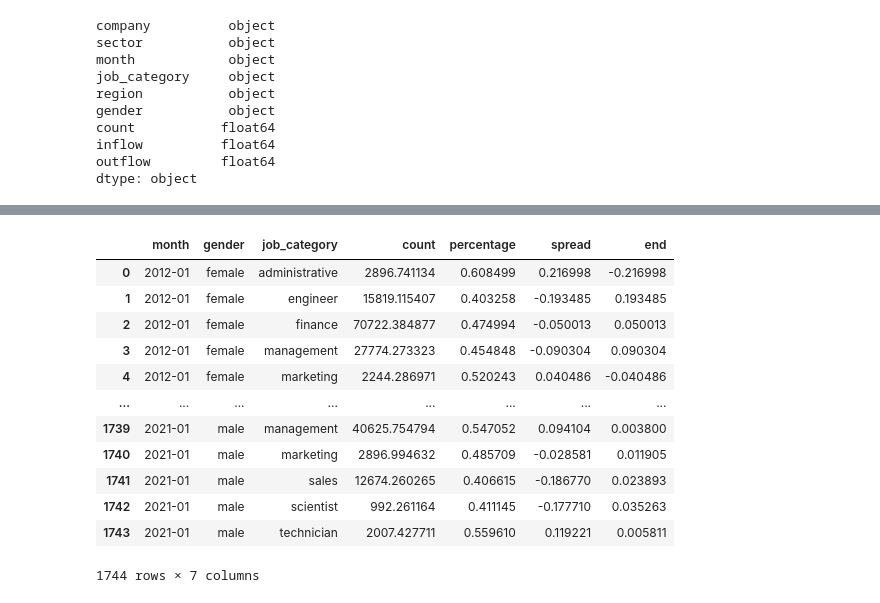
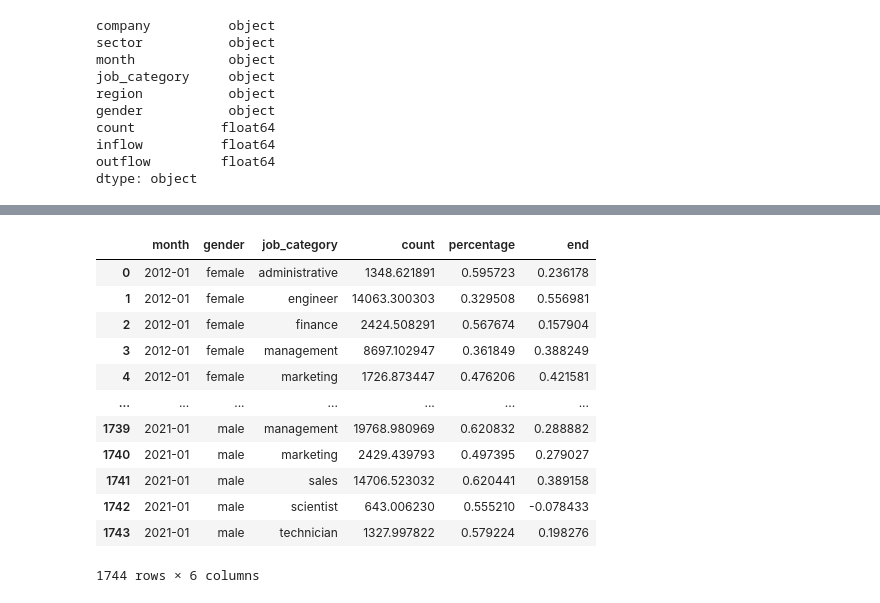
Before and after one commit to Garima2505/Data-Bookcamp-Project, a Jupyter notebook: Daniel Abboudi-Midterm Project.ipynb, the cells around one changed output, grey strips where cells are left out. Drawn from its saved outputs; the diff is of its cells as text; code cells hidden in the pictures.

```diff
--- a/Daniel Abboudi-Midterm Project.ipynb
+++ b/Daniel Abboudi-Midterm Project.ipynb
@@ -61,6 +67,6 @@ dtype: object
 # %%
-# Pull JPMorgan Chase Data
-jpm = df.loc[df['company']=='JPMorgan Chase',:]
-jpm
+# Pull company
+com = df.loc[df['company']==company,:]
+com
 # %% [output]
 |  | company | sector | month | job_category | region | gender | count | inflow | outflow |
@@ -252 +257,14 @@ female
 109 rows × 5 columns
+# %%
+# Sector Hiring Over Time
+sector_df3 = df.loc[(df['sector']==sector) & (df['company']!=company),:]
+sector_month = sector_df3.groupby(['month','gender'])[['count']].sum().reset_index()
+sector_month
+
+# sectord spread between % of employees as male vs female
+sector_month['percentage'] = 0
+sector_month['spread'] = 0      # Difference between % male and % female (spread = 0 if split is 50/50)
+for i in range(len(sector_month)):
+    sector_month.loc[i,'percentage'] = sector_month.loc[i,'count']/sector_month.loc[sector_month['month']==sector_month.loc[i,'month'],'count'].sum()
+    sector_month.loc[i,'spread'] = sector_month.loc[i,'percentage']-(1-sector_month.loc[i,'percentage'])
+sector_month
@@ -267,31 +302,29 @@ plt.show()
 # %%
-# JPMorgan Chase Hiring Over Time
-jpm_all = df.loc[df['company']=='JPMorgan Chase',:]
-jpm_split = jpm_all.groupby(['month','gender','job_category'])[['count']].sum().reset_index()
-jpm_split
+# Company Hiring Over Time
+com_all = df.loc[df['company']==company,:]
+com_split = com_all.groupby(['month','gender','job_category'])[['count']].sum().reset_index()
+com_split
 
 # Find spread between % of employees as male vs female
-jpm_split['percentage'] = 0
-jpm_split['spread'] = 0      # Difference between % male and % female (spread = 0 if split is 50/50)
-jpm_split['end'] = 0         # Difference between beginning spread and ending spread (indicate whether one gender gained more ground than the other)
-for i in range(len(jpm_month)):
-    jpm_split.loc[i,'percentage'] = jpm_split.loc[i,'count']/jpm_split.loc[(jpm_split['month']==jpm_split.loc[i,'month']) & (jpm_split['job_category']==jpm_split.loc[i,'job_category']),'count'].sum()
-    jpm_split.loc[i,'spread'] = jpm_split.loc[i,'percentage']-(1-jpm_split.loc[i,'percentage'])
-    jpm_split.loc[i,'end'] = float(jpm_split.loc[(jpm_split['month']==jpm_split['month'].max()) & (jpm_split['job_category']==jpm_split.loc[i,'job_category']) & (jpm_split['gender']==jpm_split.loc[i,'gender']),'spread'])-float(jpm_split.loc[(jpm_split['month']==jpm_split['month'].min()) & (jpm_split['job_category']==jpm_split.loc[i,'job_category']) & (jpm_split['gender']==jpm_split.loc[i,'gender']),'spread'])
+com_split['percentage'] = 0
+com_split['end'] = 0         # Percentage change in employee count for each gender from beginning to end of data
+for i in range(len(com_split)):
+    com_split.loc[i,'percentage'] = com_split.loc[i,'count']/com_split.loc[(com_split['month']==com_split.loc[i,'month']) & (com_split['job_category']==com_split.loc[i,'job_category']),'count'].sum()
+    com_split.loc[i,'end'] = float(com_split.loc[(com_split['month']==com_split['month'].max()) & (com_split['job_category']==com_split.loc[i,'job_category']) & (com_split['gender']==com_split.loc[i,'gender']),'count'])/float(com_split.loc[(com_split['month']==com_split['month'].min()) & (com_split['job_category']==com_split.loc[i,'job_category']) & (com_split['gender']==com_split.loc[i,'gender']),'count'])-1
 
-jpm_split
+com_split
 # %% [output]
-|  | month | gender | job_category | count | percentage | spread | end |
-| 0 | 2012-01 | female | administrative | 2896.741134 | 0.608499 | 0.216998 | -0.216998 |
-| 1 | 2012-01 | female | engineer | 15819.115407 | 0.403258 | -0.193485 | 0.193485 |
-| 2 | 2012-01 | female | finance | 70722.384877 | 0.474994 | -0.050013 | 0.050013 |
-| 3 | 2012-01 | female | management | 27774.273323 | 0.454848 | -0.090304 | 0.090304 |
-| 4 | 2012-01 | female | marketing | 2244.286971 | 0.520243 | 0.040486 | -0.040486 |
-| ... | ... | ... | ... | ... | ... | ... | ... |
-| 1739 | 2021-01 | male | management | 40625.754794 | 0.547052 | 0.094104 | 0.003800 |
-| 1740 | 2021-01 | male | marketing | 2896.994632 | 0.485709 | -0.028581 | 0.011905 |
-| 1741 | 2021-01 | male | sales | 12674.260265 | 0.406615 | -0.186770 | 0.023893 |
-| 1742 | 2021-01 | male | scientist | 992.261164 | 0.411145 | -0.177710 | 0.035263 |
-| 1743 | 2021-01 | male | technician | 2007.427711 | 0.559610 | 0.119221 | 0.005811 |
+|  | month | gender | job_category | count | percentage | end |
+| 0 | 2012-01 | female | administrative | 1348.621891 | 0.595723 | 0.236178 |
+| 1 | 2012-01 | female | engineer | 14063.300303 | 0.329508 | 0.556981 |
+| 2 | 2012-01 | female | finance | 2424.508291 | 0.567674 | 0.157904 |
+| 3 | 2012-01 | female | management | 8697.102947 | 0.361849 | 0.388249 |
+| 4 | 2012-01 | female | marketing | 1726.873447 | 0.476206 | 0.421581 |
+| ... | ... | ... | ... | ... | ... | ... |
+| 1739 | 2021-01 | male | management | 19768.980969 | 0.620832 | 0.288882 |
+| 1740 | 2021-01 | male | marketing | 2429.439793 | 0.497395 | 0.279027 |
+| 1741 | 2021-01 | male | sales | 14706.523032 | 0.620441 | 0.389158 |
+| 1742 | 2021-01 | male | scientist | 643.006230 | 0.555210 | -0.078433 |
+| 1743 | 2021-01 | male | technician | 1327.997822 | 0.579224 | 0.198276 |
-1744 rows × 7 columns
+1744 rows × 6 columns
 # %%
```
Also changed, not shown: parts of 21 cells of this notebook.
